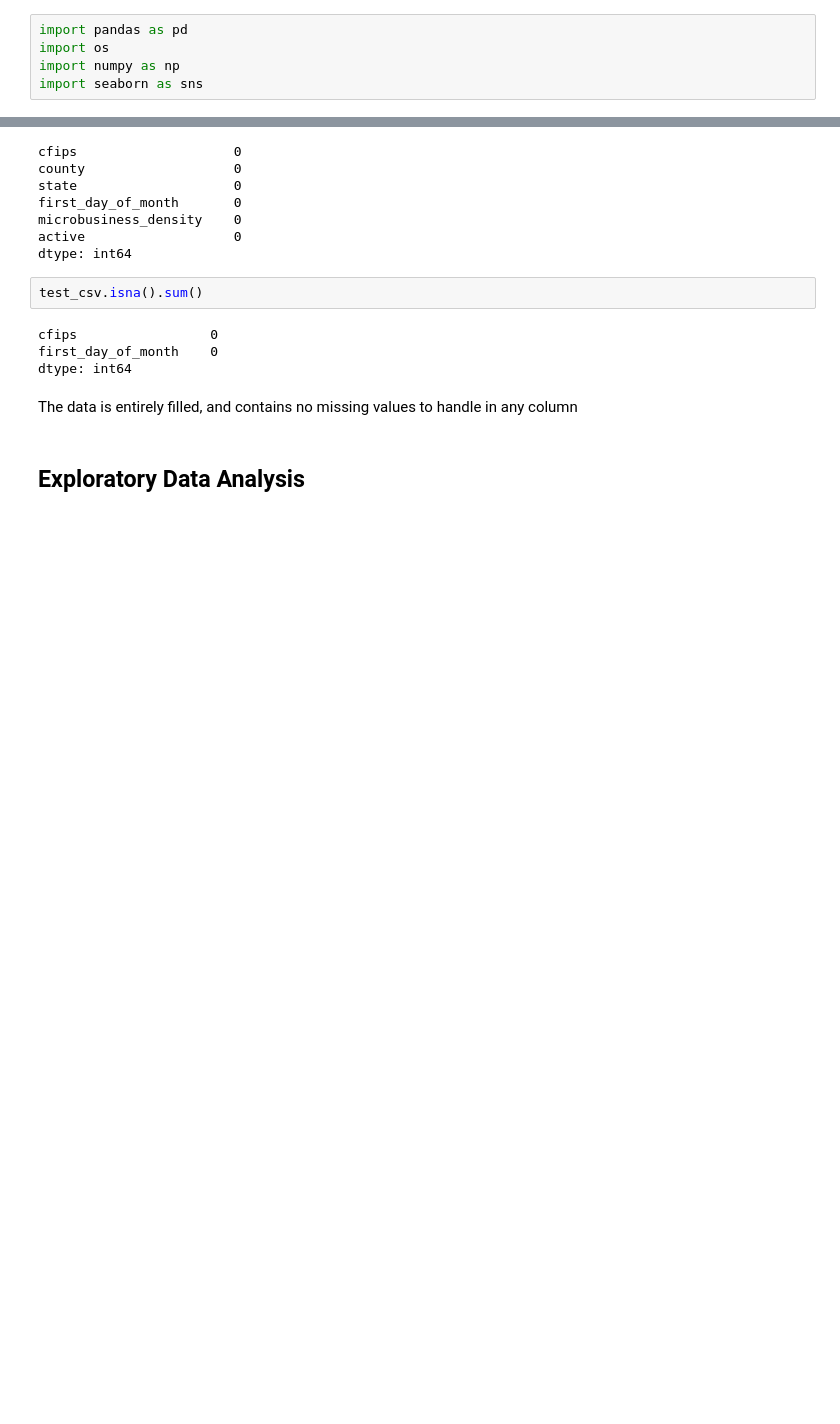
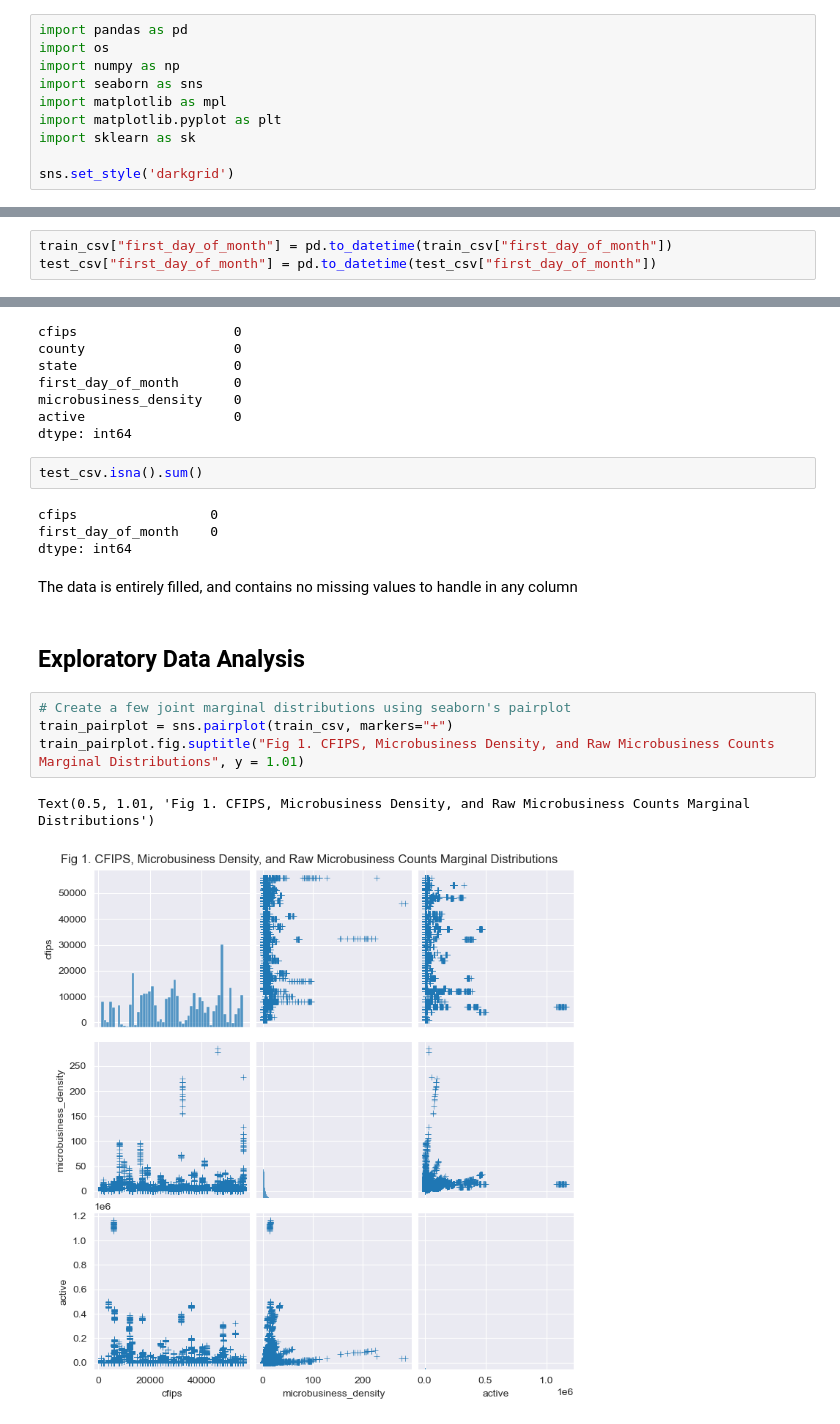
Before and after one commit to outlawhayden/kaggle, a Jupyter notebook: microbusiness/main.ipynb, the cells around one changed output, grey strips where cells are left out. Cells and saved outputs as stored; diff of their text form; blank space fills up the shorter version.

Commit message:
seaborn fun

```diff
--- a/microbusiness/main.ipynb
+++ b/microbusiness/main.ipynb
@@ -75,4 +75,9 @@ import pandas as pd
 import os
 import numpy as np
 import seaborn as sns
+import matplotlib as mpl
+import matplotlib.pyplot as plt
+import sklearn as sk
+
+sns.set_style('darkgrid')
 # %% [markdown]
@@ -137,3 +142,6 @@ All columns are stored as appropriate datatypes. Categorical attributes are stor
+# %%
+train_csv["first_day_of_month"] = pd.to_datetime(train_csv["first_day_of_month"])
+test_csv["first_day_of_month"] = pd.to_datetime(test_csv["first_day_of_month"])
 # %%
 train_csv.isna().sum()
 # %% [output]
@@ -154,3 +162,10 @@ dtype: int64
 The data is entirely filled, and contains no missing values to handle in any column
 # %% [markdown]
 ## Εxploratory Data Analysis
+# %%
+# Create a few joint marginal distributions using seaborn's pairplot
+train_pairplot = sns.pairplot(train_csv, markers="+")
+train_pairplot.fig.suptitle("Fig 1. CFIPS, Microbusiness Density, and Raw Microbusiness Counts Marginal Distributions", y = 1.01)
+# %% [output]
+Text(0.5, 1.01, 'Fig 1. CFIPS, Microbusiness Density, and Raw Microbusiness Counts Marginal Distributions')
+[figure, added]
```
Also changed, not shown: parts of 11 cells of this notebook.
